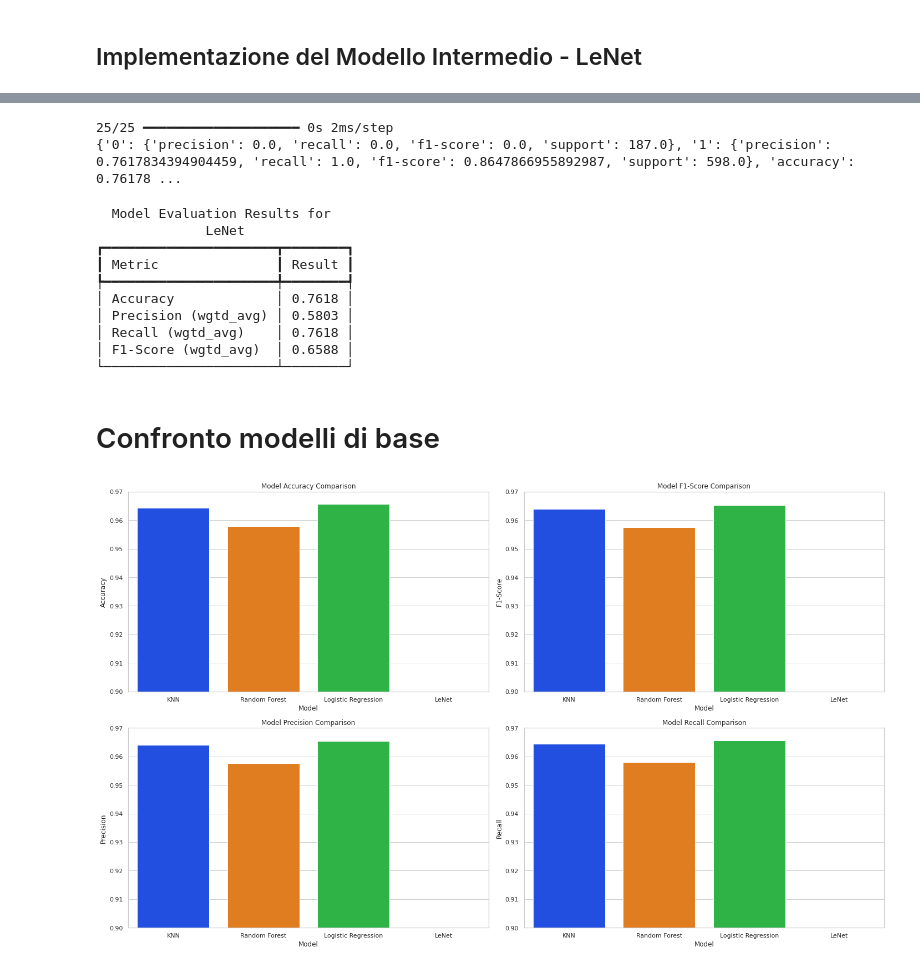
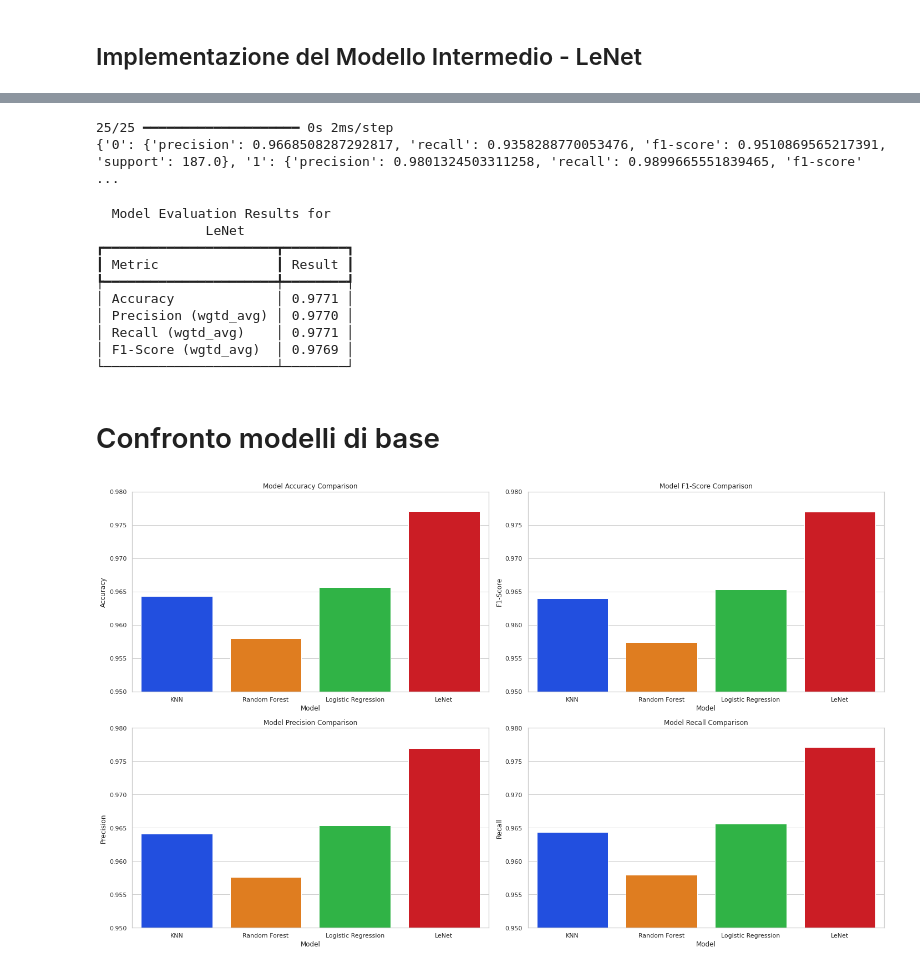
Before and after one commit to EdoMan000/ML_Project, a Jupyter notebook: src/MachineLearningPROJ.ipynb, the cells around one changed output, grey strips where cells are left out. Cells and saved outputs as stored; diff of their text form; code cells hidden in the pictures.

```diff
--- a/src/MachineLearningPROJ.ipynb
+++ b/src/MachineLearningPROJ.ipynb
@@ -584,22 +645,22 @@ NameError: name 'tf' is not defined
 # %%
 # Valutazione del modello LeNet sul test set
-evaluate_and_save_model(model_name, lenet, images_testing, labels_testing)
+evaluate_and_save_model(model_name, lenet, images_testing_cnn, labels_testing)
 # %% [output]
 25/25 ━━━━━━━━━━━━━━━━━━━━ 0s 2ms/step
-{'0': {'precision': 0.0, 'recall': 0.0, 'f1-score': 0.0, 'support': 187.0}, '1': {'precision': 0.7617834394904459, 'recall': 1.0, 'f1-score': 0.8647866955892987, 'support': 598.0}, 'accuracy': 0.76178 ...
+{'0': {'precision': 0.9668508287292817, 'recall': 0.9358288770053476, 'f1-score': 0.9510869565217391, 'support': 187.0}, '1': {'precision': 0.9801324503311258, 'recall': 0.9899665551839465, 'f1-score' ...
   Model Evaluation Results for
               LeNet
 ┏━━━━━━━━━━━━━━━━━━━━━━┳━━━━━━━━┓
 ┃ Metric               ┃ Result ┃
 ┡━━━━━━━━━━━━━━━━━━━━━━╇━━━━━━━━┩
-│ Accuracy             │ 0.7618 │
-│ Precision (wgtd_avg) │ 0.5803 │
-│ Recall (wgtd_avg)    │ 0.7618 │
-│ F1-Score (wgtd_avg)  │ 0.6588 │
+│ Accuracy             │ 0.9771 │
+│ Precision (wgtd_avg) │ 0.9770 │
+│ Recall (wgtd_avg)    │ 0.9771 │
+│ F1-Score (wgtd_avg)  │ 0.9769 │
 └──────────────────────┴────────┘
 # %% [markdown]
 # Confronto modelli di base
 # %%
-plot_global_comparison((0.9, 0.97))
+plot_global_comparison((0.95, 0.98))
 # %% [output]
-[figure, old version]
+[figure, new version]
```
Also changed, not shown: parts of 5 cells of this notebook.
